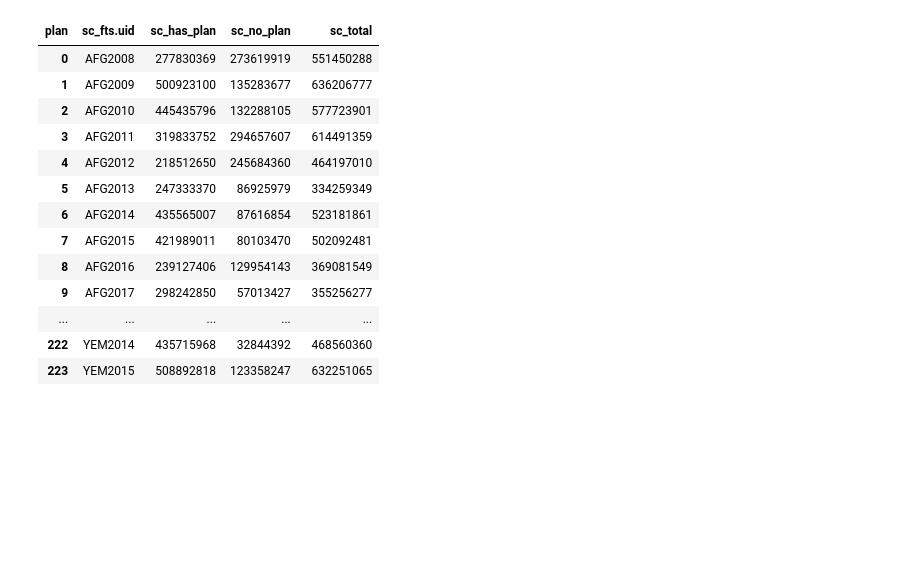
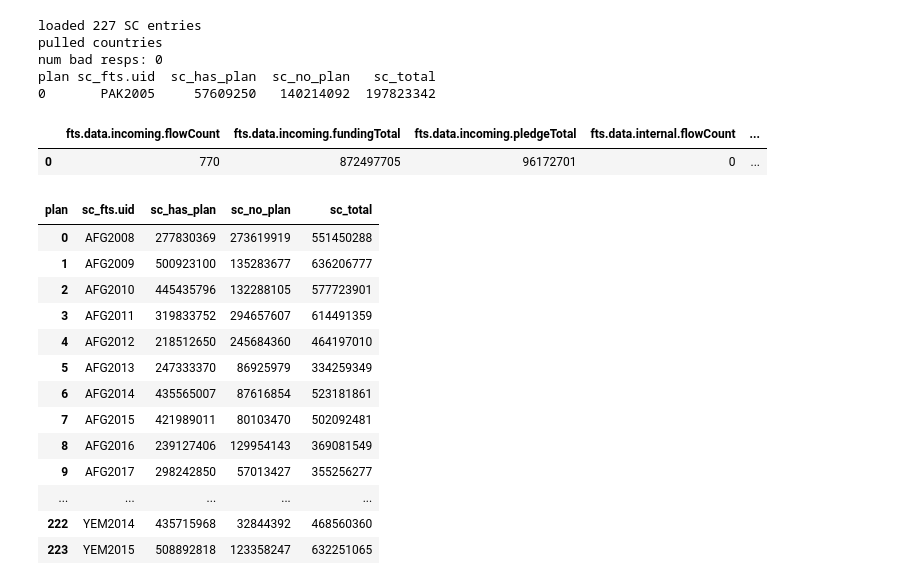
Before and after one commit to eoglethorpe/humanitarian, a Jupyter notebook: shelter/sohss/c0d3/fts_pull.ipynb, the cells around one changed output. Saved outputs shown, nothing was run; the diff lists cells and outputs as text; code cells hidden in the pictures; blank space fills up the shorter version.

```diff
--- a/shelter/sohss/c0d3/fts_pull.ipynb
+++ b/shelter/sohss/c0d3/fts_pull.ipynb
@@ -55,7 +55,7 @@ class fts(object):
 
         self.fts = self.master_pull()
         self.merge_sc()
-        self.flows = self.extract_flows()
+        self.  = self.extract_flows()
 
         # remove flows col as it's quite large
         self.fts = self.fts.drop('fts.data.flows', axis=1)
@@ -148,16 +148,27 @@ class fts(object):
         piv['total'] = piv['has_plan'] + piv['no_plan']
         return piv
 
-#
-# import sc_pull
-# sc = sc_pull.pull()
-# # s_f = fts(test=10, sc=sc)
-# all_f = fts(test=10, sc=sc, all_sector=True)
-#
-# # print(s_f.get_flow_bdown().add_prefix('sc_')) #351513201 PAK2005 sc
-# print(all_f.get_flow_bdown().add_prefix('sc_')) #351513201 PAK2005 all
+
+import sc_pull
+sc = sc_pull.pull()
+# s_f = fts(test=10, sc=sc)
+all_f = fts(test=1, sc=sc, all_sector=True)
+
+# print(s_f.get_flow_bdown().add_prefix('sc_')) #351513201 PAK2005 sc
+print(all_f.get_flow_bdown().add_prefix('sc_')) #351513201 PAK2005 all
 #
 # # AGR,CCM,PRO-CPN,CSS,ERY,EDU,TEL,FSC,PRO-GBV,HEA,PRO-HLP,LOG,PRO-MIN,MS,NUT,OTH,PRO,WSH
+# %% [output]
+loaded 227 SC entries
+pulled countries
+num bad resps: 0
+plan sc_fts.uid  sc_has_plan  sc_no_plan   sc_total
+0       PAK2005     57609250   140214092  197823342
+# %%
+all_f.fts
+# %% [output]
+|  | fts.data.incoming.flowCount | fts.data.incoming.fundingTotal | fts.data.incoming.pledgeTotal | fts.data.internal.flowCount | ... |
+| 0 | 770 | 872497705 | 96172701 | 0 | ... |
 # %%
 sf_b
 # %% [output]
```
Also changed, not shown: 7 other files.
